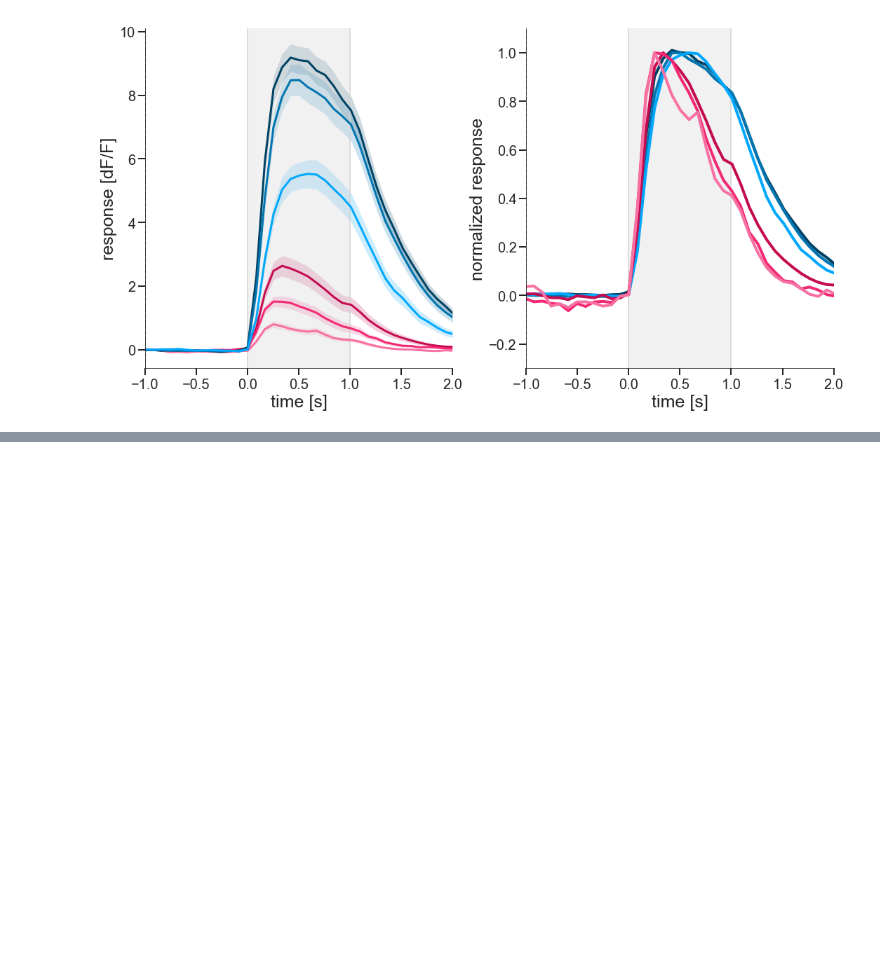
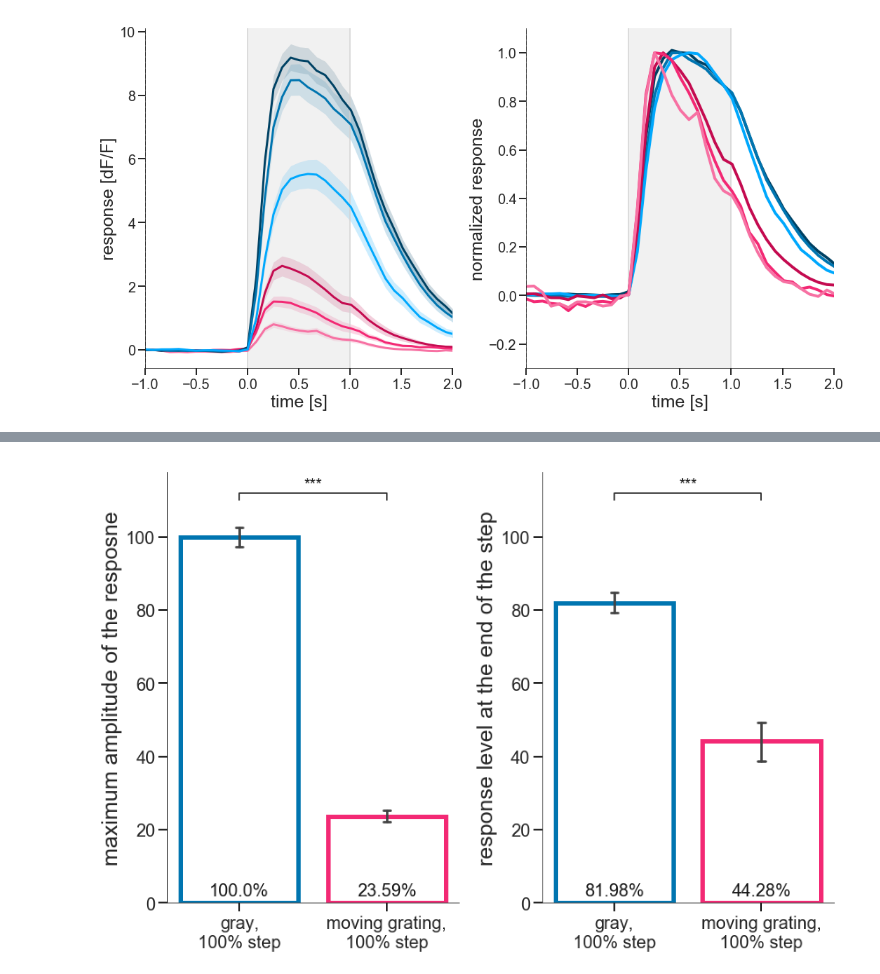
Before and after one commit to nopirogova/paper_signal_time-course, a Jupyter notebook: Fig. 2, 3, 5, S1, S2.ipynb, the cells around one changed output, grey strips where cells are left out. Drawn from its saved outputs; the diff is of its cells as text; code cells hidden in the pictures; blank space fills up the shorter version.

Commit message:
Additional code for figures S3 and S4

```diff
--- a/Fig. 2, 3, 5, S1, S2.ipynb
+++ b/Fig. 2, 3, 5, S1, S2.ipynb
@@ -436,3 +437,14 @@ ax2.yaxis.tick_left()
 plt.tight_layout()
 # %% [output]
 [figure]
+# %%
+#for Figure S3
+def significance(value):
+    if value < 0.001:
+        return "***"
+    elif value < 0.01:
+        return "**"
+    elif value < 0.05:
+        return "*"
+    else:
+        return "n.s."
@@ -438,0 +565,87 @@ plt.tight_layout()
+# %%
+#for Figure S3(C)
+#data = Mi1_data_Fig3
+
+#for Figure S3(D)
+#data = Tm1_data_Fig3
+
+#for Figure S3(E)
+#data = Tm2_data_Fig3
+
+#for Figure S3(F)
+data = Tm3_data_Fig3
+
+fig = plt.figure(figsize = (12,8))
+gs1 = gridspec.GridSpec(1, 2)
+
+with sns.axes_style('white'):
+    ax1 = plt.subplot(gs1[0,0])
+    ax2 = plt.subplot(gs1[0,1])
+
+#windows for baseline
+normalise_before = [-1,-.9]
+normalise_start = [-0.1,0]
+offset = 0.01
+
+decay_window = [0.9,1.1]
+
+ci = 68
+
+time = np.sort(data.index.get_level_values('time').unique())
+time = time[(time>-3.)&(time<3.4)]
+
+condition = "mov_grat, 100%"
+data_mov = (data.xs(( 1., condition), level = ("step_dts",'velocities')).dropna(1, how = "all")[time[0]:time[-1]]-data.xs(( 1.,  condition), level = ("step_dts",'velocities')).dropna(1, how = "all")[normalise_before[0]:normalise_before[1]].mean(1).mean())
+max_mov = np.max(data_mov)
+data_mov = (data.xs((1.0, condition), level = ('step_dts', 'velocities'))[time[0]:time[-1]]-data.xs((1.0, condition), level = ('step_dts', 'velocities'))[normalise_start[0]: normalise_start[1]].mean(1).mean()).divide(data.xs((1.0, condition), level = ('step_dts', 'velocities'))[time[0]:time[-1]].mean(1).max()-data.xs((1.0, condition), level = ('step_dts', 'velocities'))[normalise_start[0]: normalise_start[1]].mean(1).mean())
+decay_mov = np.mean(data_mov.mean(1)[decay_window[0]:decay_window[1]])*100
+
+condition = "gray, 100%"
+data_grey = (data.xs(( 1., condition), level = ("step_dts",'velocities')).dropna(1, how = "all")[time[0]:time[-1]]-data.xs(( 1.,  condition), level = ("step_dts",'velocities')).dropna(1, how = "all")[normalise_before[0]:normalise_before[1]].mean(1).mean())
+max_grey = np.max(data_grey)
+data_grey = (data.xs((1.0, condition), level = ('step_dts', 'velocities'))[time[0]:time[-1]]-data.xs((1.0, condition), level = ('step_dts', 'velocities'))[normalise_start[0]: normalise_start[1]].mean(1).mean()).divide(data.xs((1.0, condition), level = ('step_dts', 'velocities'))[time[0]:time[-1]].mean(1).max()-data.xs((1.0, condition), level = ('step_dts', 'velocities'))[normalise_start[0]: normalise_start[1]].mean(1).mean())
+decay_grey = np.mean(data_grey.mean(1)[decay_window[0]:decay_window[1]])*100
+
+df_amplitude = pd.DataFrame([max_grey.values/max_grey.mean()*100,max_mov.values/max_grey.mean()*100], index = ["gray, 100% step", "moving grating, 100% step"])
+sns.barplot(ax = ax1, data = df_amplitude.T, capsize=.05, color = "grey",linewidth=5, ci = ci, edgecolor = [gray, mov_grat], facecolor = "white")
+
+ax1.text(0, 1, str(round(max_grey.mean()/max_grey.mean()*100,2)) + '%', ha='center', va='bottom', color='k', fontsize = 20)
+ax1.text(1, 1, str(round(max_mov.mean()/max_grey.mean()*100,2)) + '%', ha='center', va='bottom', color='k', fontsize = 20)
+
+df_dynamics = pd.DataFrame([data_grey[decay_window[0]:decay_window[1]].mean().values*100, data_mov[decay_window[0]:decay_window[1]].mean().values*100], index = ["gray, 100% step", "moving grating, 100% step"])
+sns.barplot(ax = ax2, data = df_dynamics.T, capsize=.05, color = "grey",linewidth=5, ci = ci, edgecolor = [gray, mov_grat], facecolor = "white")
+
+ax2.text(0, 1, str(str(round(decay_grey,2)) + '%'), ha='center', va='bottom', color='k', fontsize = 20)
+ax2.text(1, 1, str(str(round(decay_mov,2)) + '%'), ha='center', va='bottom', color='k', fontsize = 20)
+
+value = stats.mannwhitneyu(max_grey.values, max_mov.values)[1]
+ax1.plot([0, 0, 1, 1], [110, 112, 112, 110], lw=1.5, c='k')
+ax1.text(0.5, 112, significance(value), ha='center', va='bottom', color='k', fontsize = 18)
+
+value = stats.mannwhitneyu(data_grey[decay_window[0]:decay_window[1]].mean().values, data_mov[decay_window[0]:decay_window[1]].mean().values)[1]
+ax2.plot([0, 0, 1, 1], [110, 112, 112, 110], lw=1.5, c='k')
+ax2.text(0.5, 112, significance(value), ha='center', va='bottom', color='k', fontsize = 18)
+
+ax1.set_ylabel('maximum amplitude of the resposne', fontsize = 25)
+ax1.tick_params(axis="x", labelsize=20, rotation = 0)
+ax1.tick_params(axis="y", labelsize=20)
+ax1.tick_params(direction='out', length=10, width=2)
+ax1.set_yticks([0, 20, 40, 60, 80, 100])
+ax1.set_xticklabels(["gray,\n100% step","moving grating,\n100% step"])
+ax1.xaxis.tick_bottom()
+ax1.yaxis.tick_left()
+sns.despine(ax = ax1)
+
+ax2.set_ylabel('response level at the end of the step', fontsize = 25)
+ax2.tick_params(axis="x", labelsize=20, rotation = 0)
+ax2.tick_params(axis="y", labelsize=20)
+ax2.tick_params(direction='out', length=10, width=2)
+ax2.set_yticks([0, 20, 40, 60, 80, 100])
+ax2.set_xticklabels(["gray,\n100% step", "moving grating,\n100% step"])
+ax2.xaxis.tick_bottom()
+ax2.yaxis.tick_left()
+sns.despine(ax = ax2)
+
+plt.tight_layout()
+# %% [output]
+[figure, added]
```
Also changed, not shown: parts of 4 cells of this notebook.
